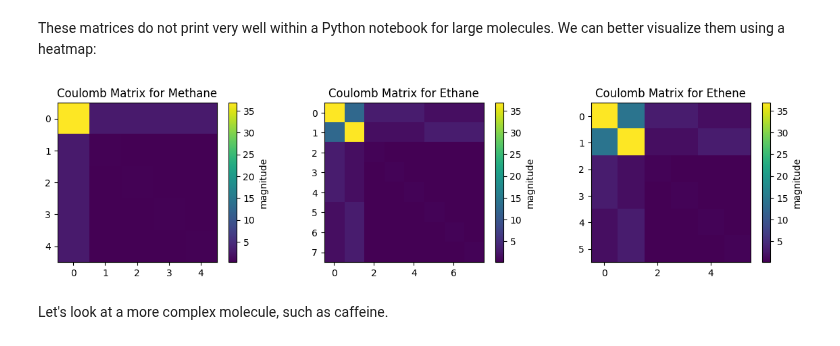
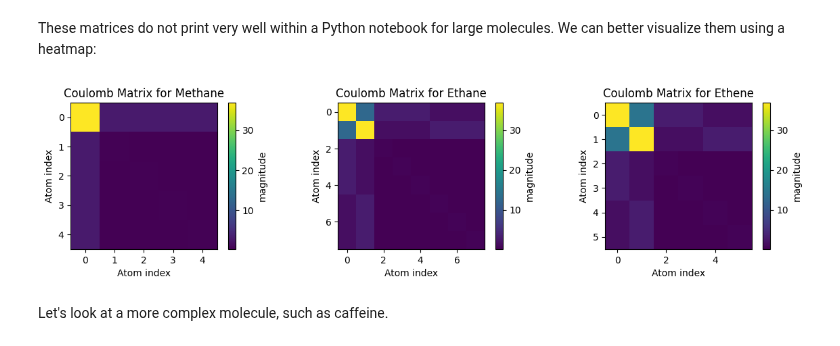
Before and after one commit to rhyan10/unsupervised-learning-molecular-systems, a Jupyter notebook: 1-Representations-and-Descriptors/Coulomb-Matrices.ipynb, the cells around one changed output. Drawn from its saved outputs; the diff is of its cells as text; code cells hidden in the pictures.

```diff
--- a/1-Representations-and-Descriptors/Coulomb-Matrices.ipynb
+++ b/1-Representations-and-Descriptors/Coulomb-Matrices.ipynb
@@ -160,27 +160,33 @@ These matrices do not print very well within a Python notebook for large molecul
 # %%
 import matplotlib.pyplot as plt
 
 plt.figure(figsize=(12, 3))
 
 plt.subplot(1, 3, 1)
 plt.imshow(coulomb_matrix_methane, cmap='viridis')
 plt.colorbar(label='magnitude')
 plt.title('Coulomb Matrix for Methane')
+plt.xlabel('Atom index', size=10)
+plt.ylabel('Atom index', size=10)
 
 plt.subplot(1, 3, 2)
 plt.imshow(coulomb_matrix_ethane, cmap='viridis')
 plt.colorbar(label='magnitude')
 plt.title('Coulomb Matrix for Ethane')
+plt.xlabel('Atom index', size=10)
+plt.ylabel('Atom index', size=10)
 
 plt.subplot(1, 3, 3)
 plt.imshow(coulomb_matrix_ethene, cmap='viridis')
 plt.colorbar(label='magnitude')
 plt.title('Coulomb Matrix for Ethene')
+plt.xlabel('Atom index', size=10)
+plt.ylabel('Atom index', size=10)
 
 plt.tight_layout()
 plt.show()
 # %% [output]
-[figure, old version]
+[figure, new version]
 # %% [markdown]
 Let's look at a more complex molecule, such as caffeine.
 # %%
```
Also changed, not shown: parts of 3 cells of this notebook, 2 other files.
